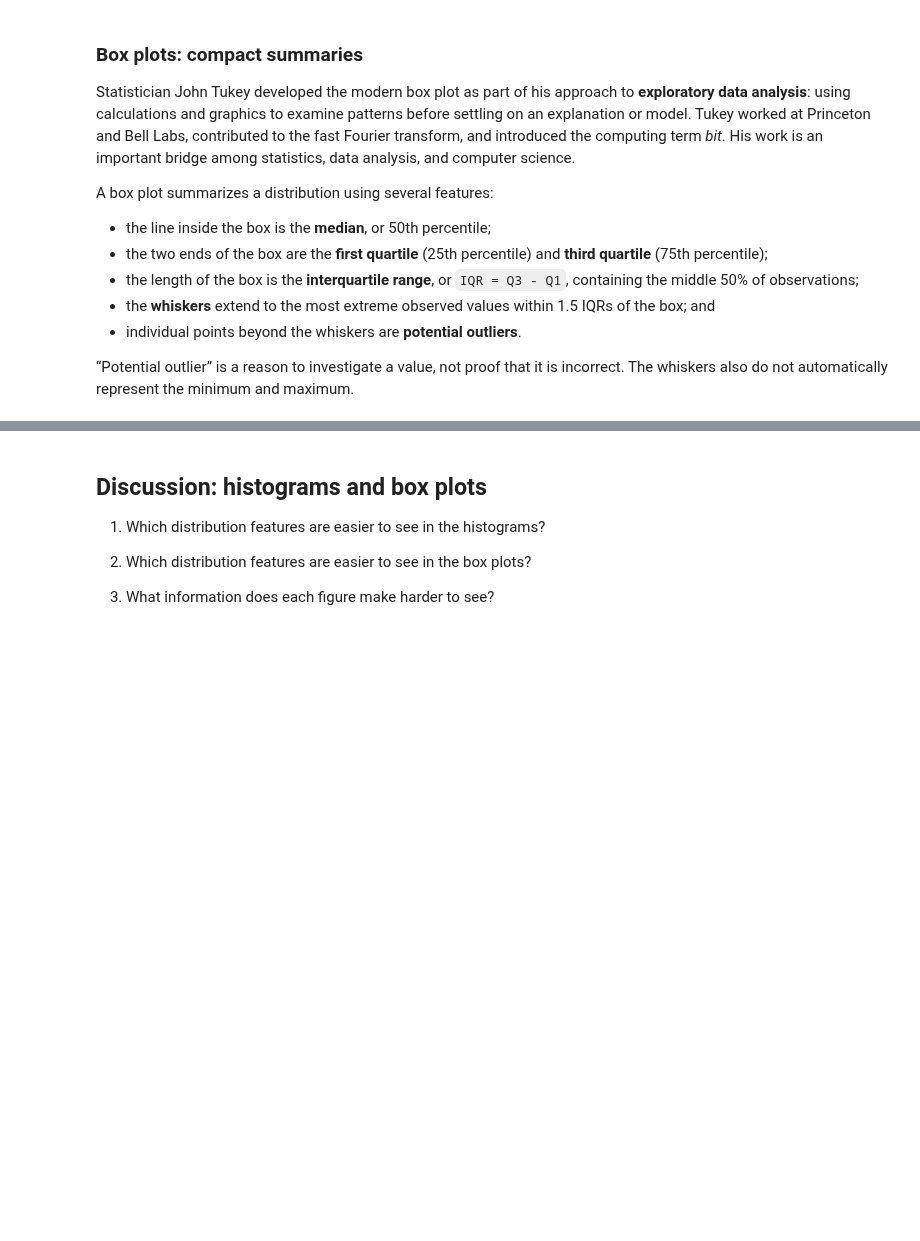
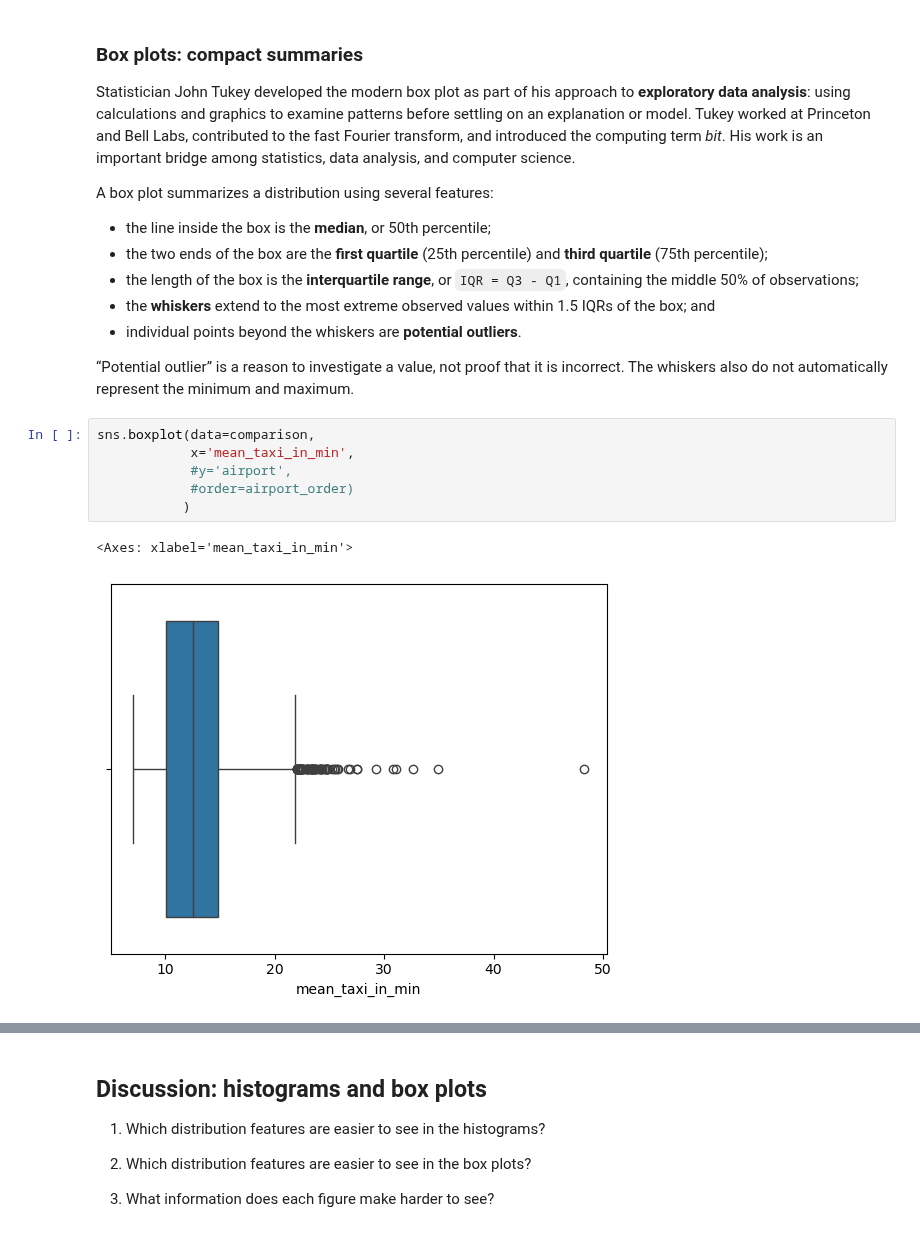
Before and after one commit to Chelsea-Myers/Data_Visualization_and_Modeling_Campus, a Jupyter notebook: week02/lecture/Lecture - Comparing Distributions Across Groups.ipynb, the cells around one changed output, grey strips where cells are left out. Saved outputs shown, nothing was run; the diff lists cells and outputs as text; blank space fills up the shorter version.

```diff
--- a/week02/lecture/Lecture - Comparing Distributions Across Groups.ipynb
+++ b/week02/lecture/Lecture - Comparing Distributions Across Groups.ipynb
@@ -147,3 +303,12 @@ A box plot summarizes a distribution using several features:
 - individual points beyond the whiskers are **potential outliers**.
 
 “Potential outlier” is a reason to investigate a value, not proof that it is incorrect. The whiskers also do not automatically represent the minimum and maximum.
+# %%
+sns.boxplot(data=comparison,
+            x='mean_taxi_in_min',
+            #y='airport',
+            #order=airport_order)
+           )
+# %% [output]
+<Axes: xlabel='mean_taxi_in_min'>
+[figure, added]
```
Also changed, not shown: parts of 28 cells of this notebook, 1 other file.
